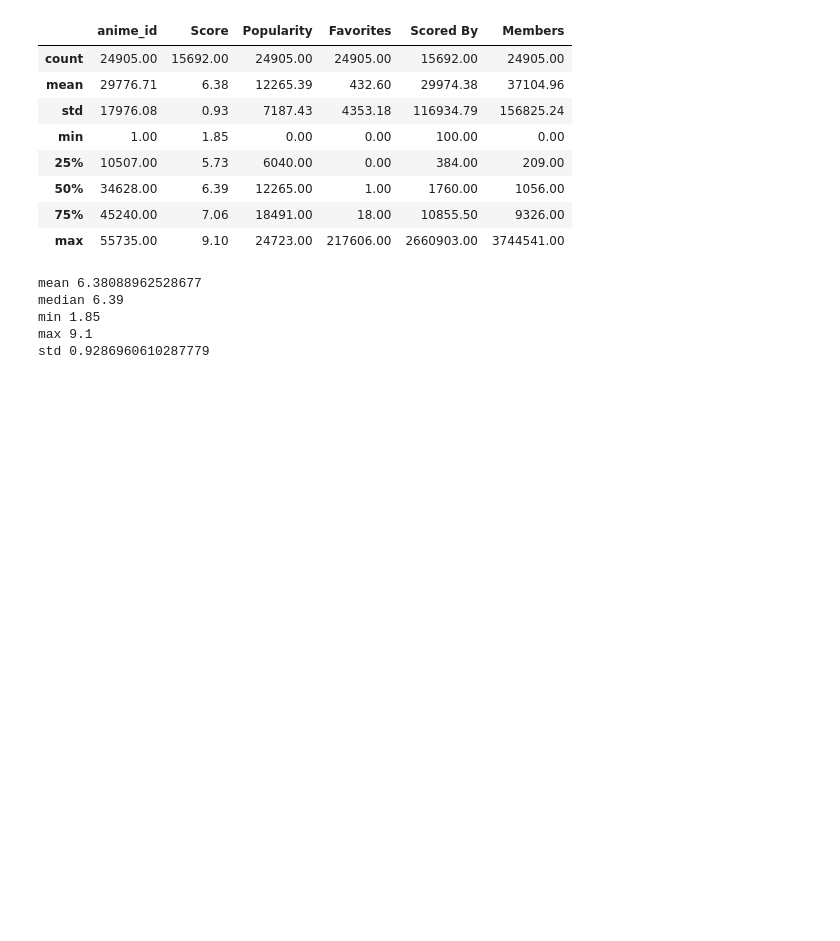
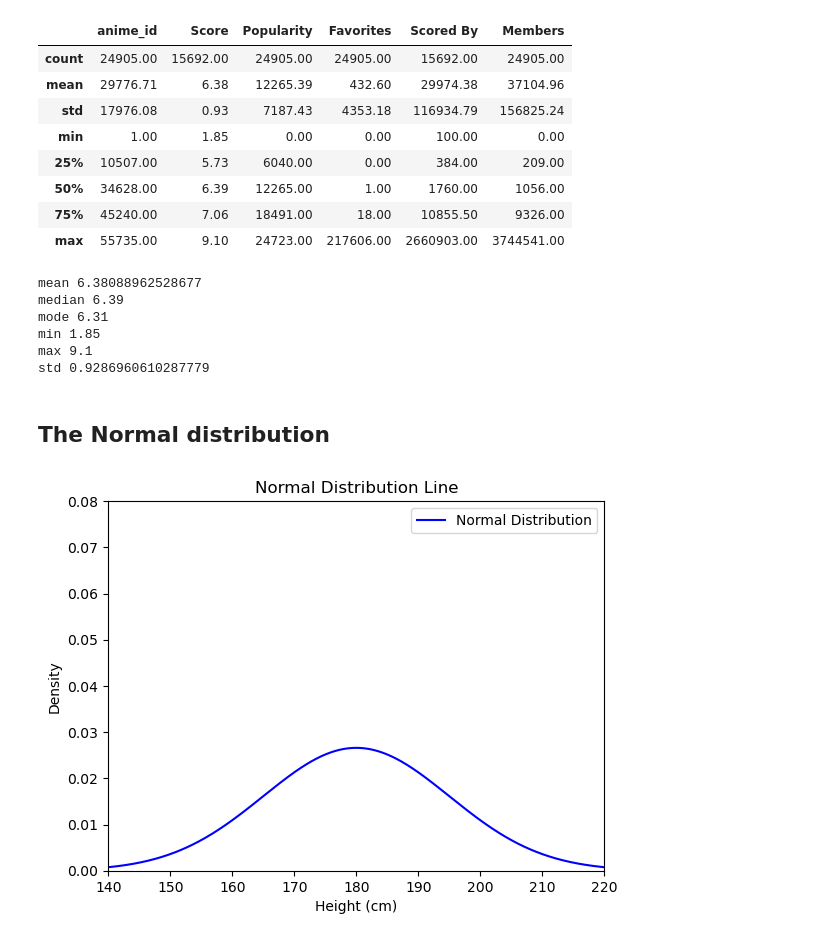
Before and after one commit to santiago20342/python-coruse, a Jupyter notebook: Projects/analysis/kira_anime.ipynb, the cells around one changed output. Drawn from its saved outputs; the diff is of its cells as text; code cells hidden in the pictures; blank space fills up the shorter version.

Commit message:
normal distribution and std exercises

```diff
--- a/Projects/analysis/kira_anime.ipynb
+++ b/Projects/analysis/kira_anime.ipynb
@@ -57,12 +74,43 @@ data.describe()
 #calculating the mean of the score, scored by and members
 print('mean',data['Score'].mean())
 print('median',data['Score'].median())
+print('mode',data['Score'].mode()[0])
 print('min',data['Score'].min())
 print('max',data['Score'].max())
 print('std',data['Score'].std())
 # %% [output]
 mean 6.38088962528677
 median 6.39
+mode 6.31
 min 1.85
 max 9.1
 std 0.9286960610287779
+# %% [markdown]
+## The Normal distribution
+# %%
+from scipy.stats import norm
+import numpy as np
+import matplotlib.pyplot as plt
+
+# Parameters for the normal distribution (based on US data)
+mean_height = 180 #mean height in cm
+std_dev_height = 15  # Standard deviation in cm
+
+# Generate x values for the normal distribution
+x = np.linspace(mean_height - 4*std_dev_height, mean_height + 4*std_dev_height, 1000)
+
+# Calculate the PDF for the normal distribution
+pdf = norm.pdf(x, mean_height, std_dev_height)
+
+#setting the scale
+plt.xlim(140, 220)
+plt.ylim(0, 0.08)
+# Plot the normal distribution line
+plt.plot(x, pdf, label='Normal Distribution', color='blue')
+plt.title("Normal Distribution Line")
+plt.xlabel("Height (cm)")
+plt.ylabel("Density")
+plt.legend()
+plt.show()
+# %% [output]
+[figure, added]
```
Also changed, not shown: parts of 6 cells of this notebook.
